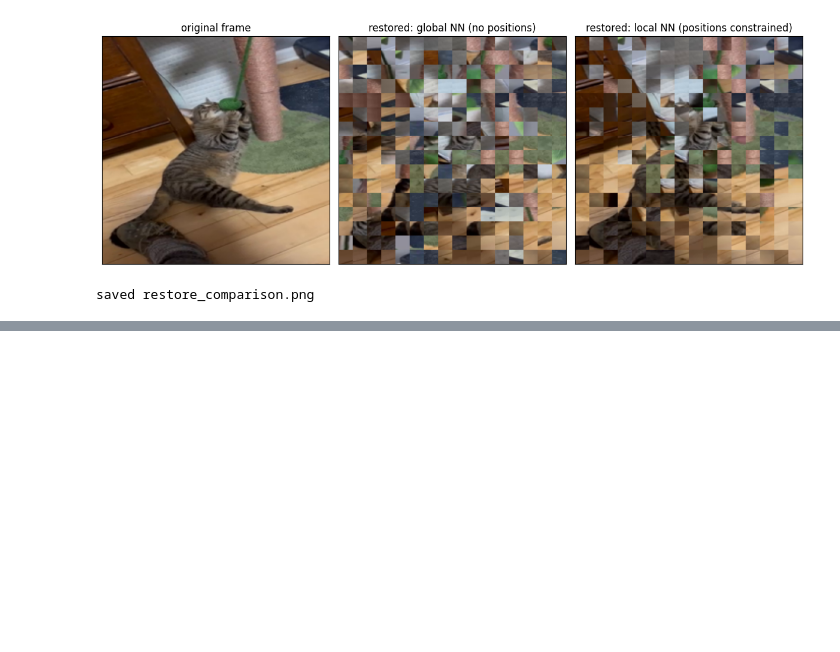
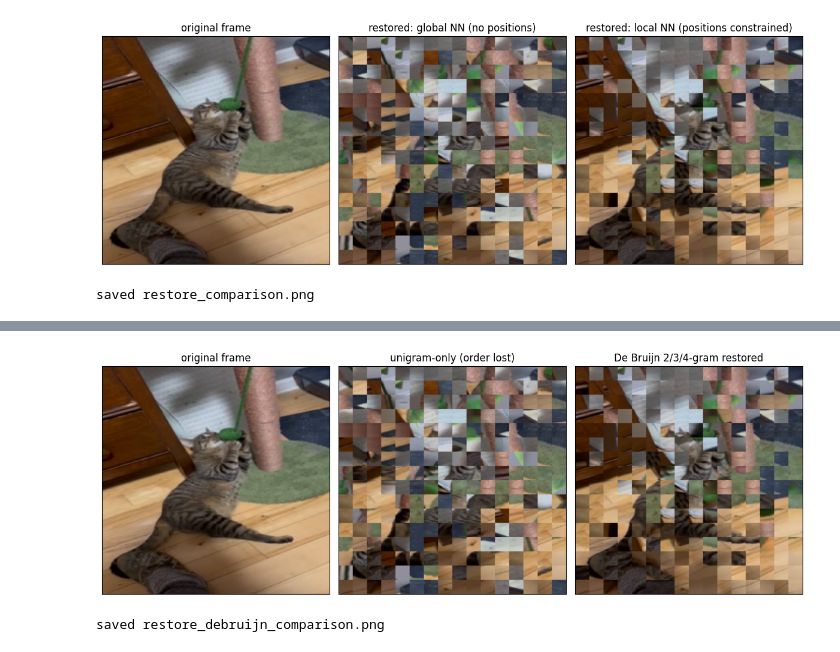
Before and after one commit to alexmy21/ewm-app-scene-analytics, a Jupyter notebook: notebooks/01_vllm_scene_change_hllset.ipynb, the cells around one changed output, grey strips where cells are left out. Cells and saved outputs as stored; diff of their text form; code cells hidden in the pictures; blank space fills up the shorter version.

```diff
--- a/notebooks/01_vllm_scene_change_hllset.ipynb
+++ b/notebooks/01_vllm_scene_change_hllset.ipynb
@@ -875,3 +997,37 @@ saved restore_comparison.png
+# %%
+# ── 19. Render the restored order back into an image ───────────────────────
+# Positions now come from the HLLSet n-grams (no oracle); pixels come from
+# the local nearest-neighbour decode as before.
+PX = 14
+grid_r = np.tile(np.arange(16)[:, None], (1, 16)).ravel()
+grid_c = np.tile(np.arange(16)[None, :], (16, 1)).ravel()
+restored_grid = np.zeros((224, 224, 3), dtype=np.uint8)
+for p, tid in enumerate(db_path):
+    a = F.normalize(anchors[tid], dim=-1)
+    ok_mask = (np.abs(grid_r - grid_r[p]) <= 2) & (np.abs(grid_c - grid_c[p]) <= 2)
+    s = (a @ pal_n.T).reshape(len(real_names), 256)
+    best = (-1e9, -1)
+    for f in range(len(real_names)):
+        sf = s[f][ok_mask]
+        j = int(sf.argmax()); v = float(sf[j])
+        if v > best[0]:
+            best = (v, f * 256 + int(np.where(ok_mask)[0][j]))
+    r_, c_ = divmod(p, 16)
+    restored_grid[r_*PX:(r_+1)*PX, c_*PX:(c_+1)*PX] = pal_pix[best[1]]
+Image.fromarray(restored_grid).save(f"{WORK}/restore_debruijn.png")
+
+fig, axes = plt.subplots(1, 3, figsize=(12, 4.2))
+axes[0].imshow(frame_img); axes[0].set_title("original frame")
+axes[0].set_xticks([]); axes[0].set_yticks([])
+axes[1].imshow(collage_global); axes[1].set_title("unigram-only (order lost)")
+axes[1].set_xticks([]); axes[1].set_yticks([])
+axes[2].imshow(restored_grid); axes[2].set_title("De Bruijn 2/3/4-gram restored")
+axes[2].set_xticks([]); axes[2].set_yticks([])
+plt.tight_layout(); plt.savefig(f"{WORK}/restore_debruijn_comparison.png", dpi=110); plt.show()
+print("saved restore_debruijn_comparison.png")
+# %% [output]
+[figure, added]
+saved restore_debruijn_comparison.png
 # %% [markdown]
 ## The moving-average model, in HLLSet space
 
```
Also changed, not shown: parts of 6 cells of this notebook, 1 other file.
